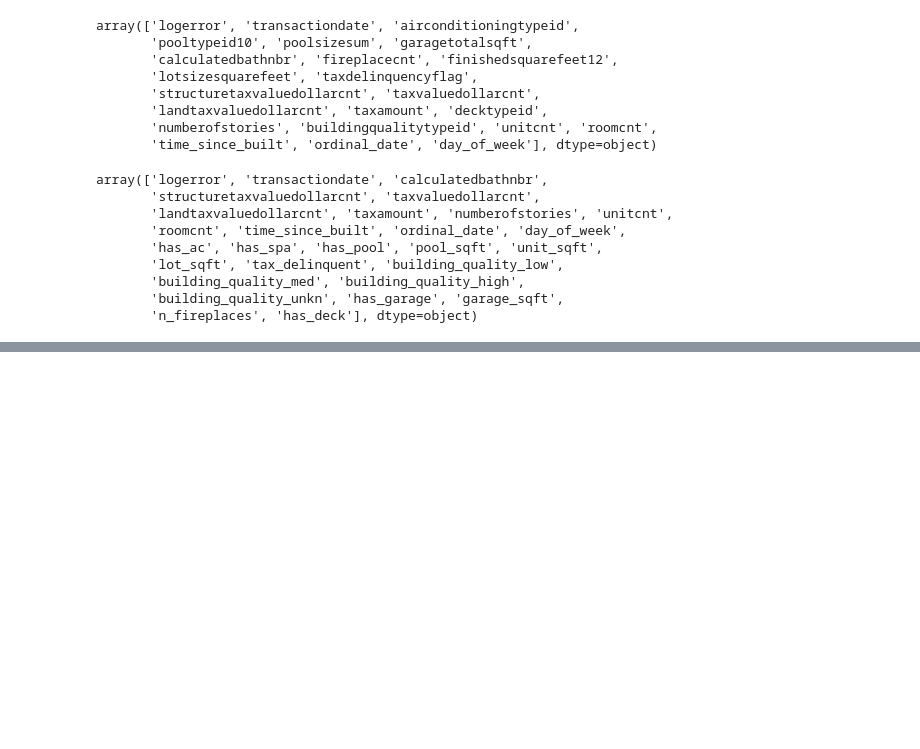
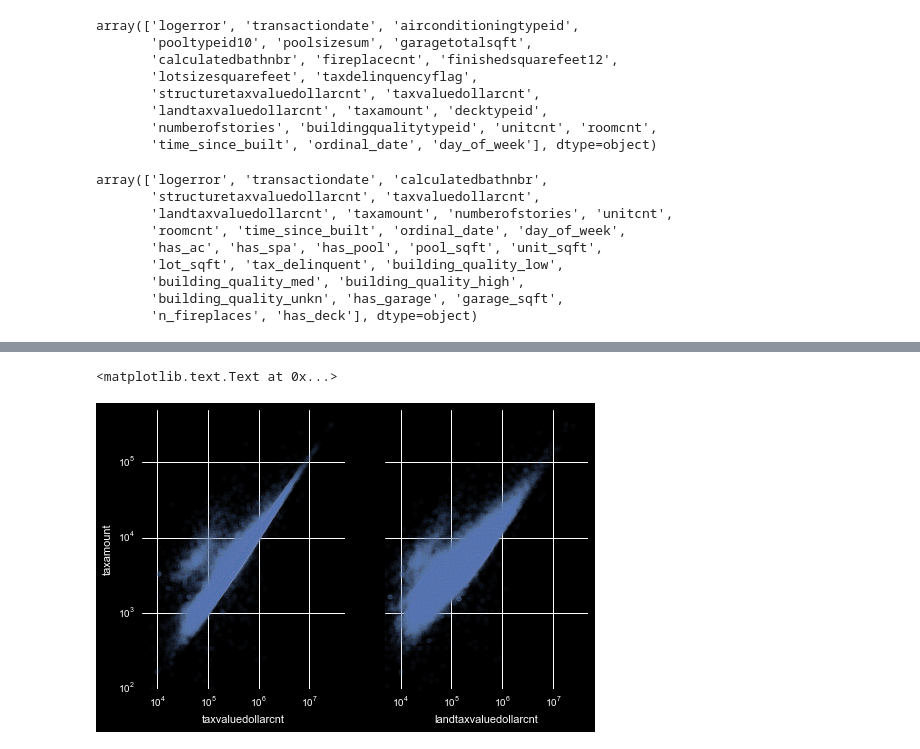
Before and after one commit to markertsean/zillow, a Jupyter notebook: detail_variables_purchased.ipynb, the cells around one changed output, grey strips where cells are left out. Drawn from its saved outputs; the diff is of its cells as text; code cells hidden in the pictures; blank space fills up the shorter version.

```diff
--- a/detail_variables_purchased.ipynb
+++ b/detail_variables_purchased.ipynb
@@ -152,0 +261,18 @@ array(['logerror', 'transactiondate', 'calculatedbathnbr',
+# %%
+fig, axes = plt.subplots( 1, 2, figsize=(8,5) )
+
+axes[0].set_xlim( [ 5e3 , 5e7 ] )
+axes[1].set_xlim( [ 5e3 , 5e7 ] )
+
+axes[0].set_ylim( [ 1e2 , 5e5 ] )
+axes[1].set_ylim( [ 1e2 , 5e5 ] )
+
+
+my_df.plot.scatter( x='taxvaluedollarcnt'    , y='taxamount', alpha=0.05, logx=True, logy=True, ax = axes[0] )
+my_df.plot.scatter( x='landtaxvaluedollarcnt', y='taxamount', alpha=0.05, logx=True, logy=True, ax = axes[1] )
+
+axes[1].set_yticklabels([])
+axes[1].set_ylabel('')
+# %% [output]
+<matplotlib.text.Text at 0x...>
+[figure, added]
```
Also changed, not shown: parts of 14 cells of this notebook, 1 other file.
